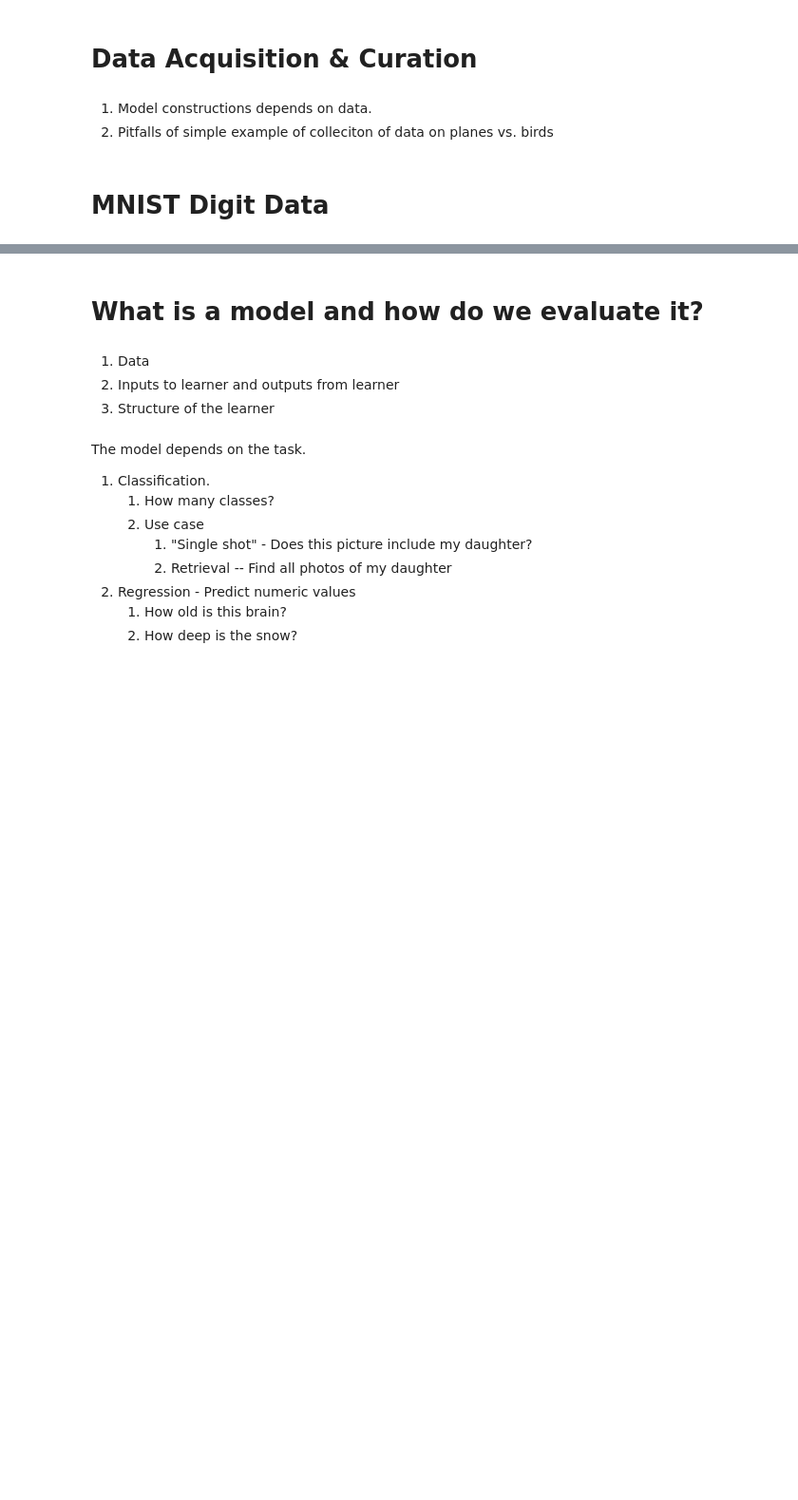
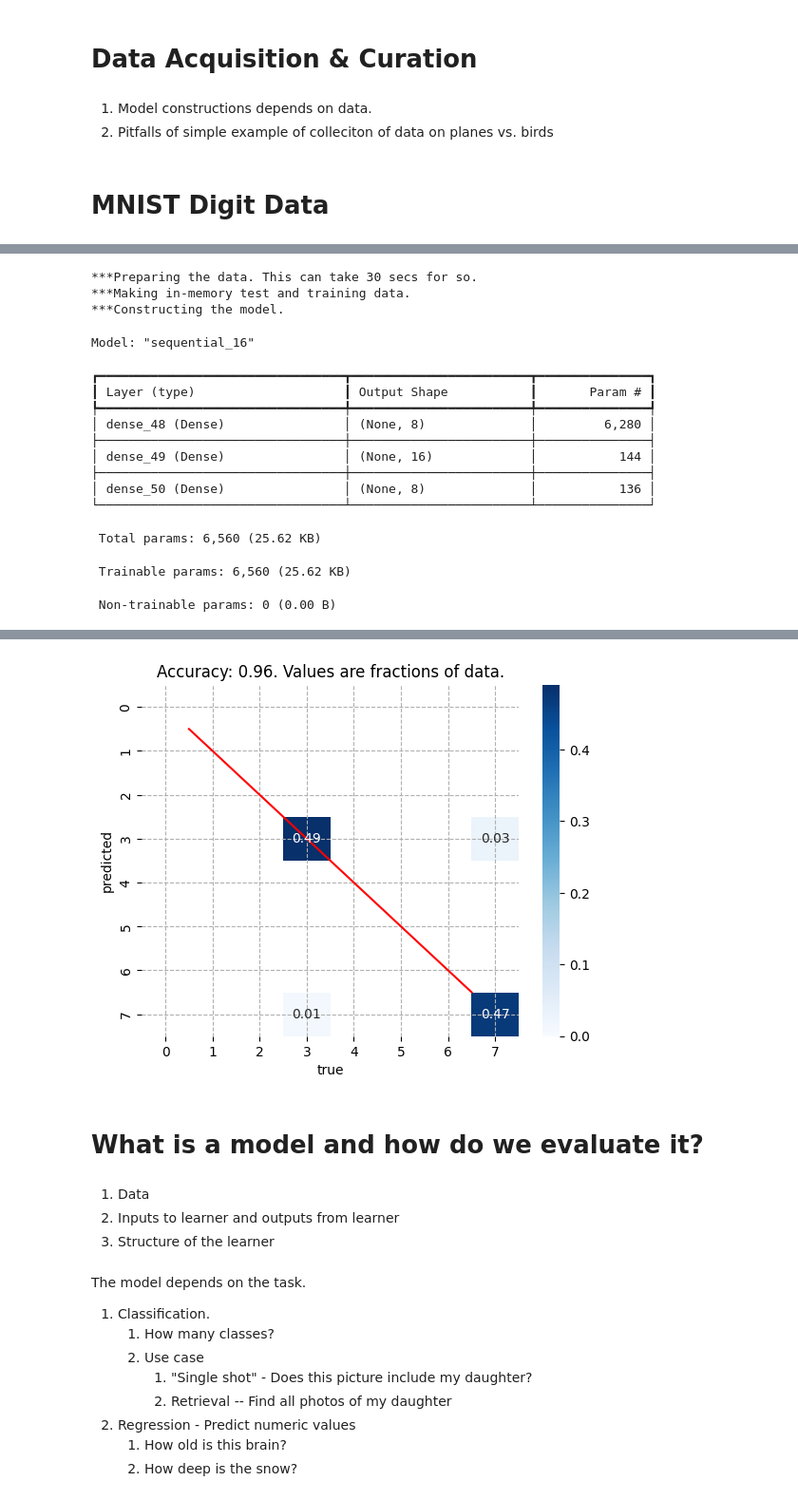
Before and after one commit to joseph-hellerstein/keras, a Jupyter notebook: notebooks/model_selection_evaluation_pt1.ipynb, the cells around one changed output, grey strips where cells are left out. Shown: that part at 95% size. Saved outputs shown, nothing was run; the diff lists cells and outputs as text; code cells hidden in the pictures; blank space fills up the shorter version.

```diff
--- a/notebooks/model_selection_evaluation_pt1.ipynb
+++ b/notebooks/model_selection_evaluation_pt1.ipynb
@@ -126,34 +145,0 @@ displayImage(arr, nrow=nrow, ncol=ncol)
-# %%
-def makeDigitData(datatype:str)->(np.ndarray, np.ndarray):
-    """
-    Uses last construction of the digit data. The image is flattened.
-
-    Args:
-        datatype: "testing", "training"
-    Returns:
-        ndarray: feature matrix
-        ndarray: label vector
-    """
-    base_path = os.path.join(cn.DATA_MNIST_SMALL, datatype)
-    ddirs = os.listdir(base_path)
-    X_data = []
-    y_arr = np.array([])
-    for ddir in ddirs:
-        this_ddir = os.path.join(base_path, ddir)
-        ffiles = os.listdir(this_ddir)
-        label_arr = np.repeat(int(ddir), len(ffiles))
-        y_arr = np.concatenate((y_arr, label_arr))
-        for ffile in ffiles:
-            path = os.path.join(this_ddir, ffile)
-            img = Image.open(path)
-            mat = np.asarray(img)
-            arr = mat.flatten()
-            X_data.append(arr)
-    X_mat = np.stack(X_data)
-    return X_mat, y_arr
-
-# Tests
-X_mat, y_data = makeDigitData(cn.TRAINING)
-num_sample = np.shape(X_mat)[0]
-assert(num_sample == np.shape(y_data)[0])
-print("OK!")
@@ -166,0 +298,21 @@ print("OK!")
+# %%
+learnDigits(
+    training_count=1000,
+    digits=[3, 7], training_verbose=1)
+# %% [output]
+***Preparing the data. This can take 30 secs for so.
+***Making in-memory test and training data.
+***Constructing the model.
+Model: "sequential_16"
+┏━━━━━━━━━━━━━━━━━━━━━━━━━━━━━━━━━┳━━━━━━━━━━━━━━━━━━━━━━━━┳━━━━━━━━━━━━━━━┓
+┃ Layer (type)                    ┃ Output Shape           ┃       Param # ┃
+┡━━━━━━━━━━━━━━━━━━━━━━━━━━━━━━━━━╇━━━━━━━━━━━━━━━━━━━━━━━━╇━━━━━━━━━━━━━━━┩
+│ dense_48 (Dense)                │ (None, 8)              │         6,280 │
+├─────────────────────────────────┼────────────────────────┼───────────────┤
+│ dense_49 (Dense)                │ (None, 16)             │           144 │
+├─────────────────────────────────┼────────────────────────┼───────────────┤
+│ dense_50 (Dense)                │ (None, 8)              │           136 │
+└─────────────────────────────────┴────────────────────────┴───────────────┘
+ Total params: 6,560 (25.62 KB)
+ Trainable params: 6,560 (25.62 KB)
+ Non-trainable params: 0 (0.00 B)
@@ -167,3 +331,4 @@ print("OK!")
+[figure, added]
 # %% [markdown]
 # What is a model and how do we evaluate it?
 # %% [markdown]
```
Also changed, not shown: parts of 24 cells of this notebook.
